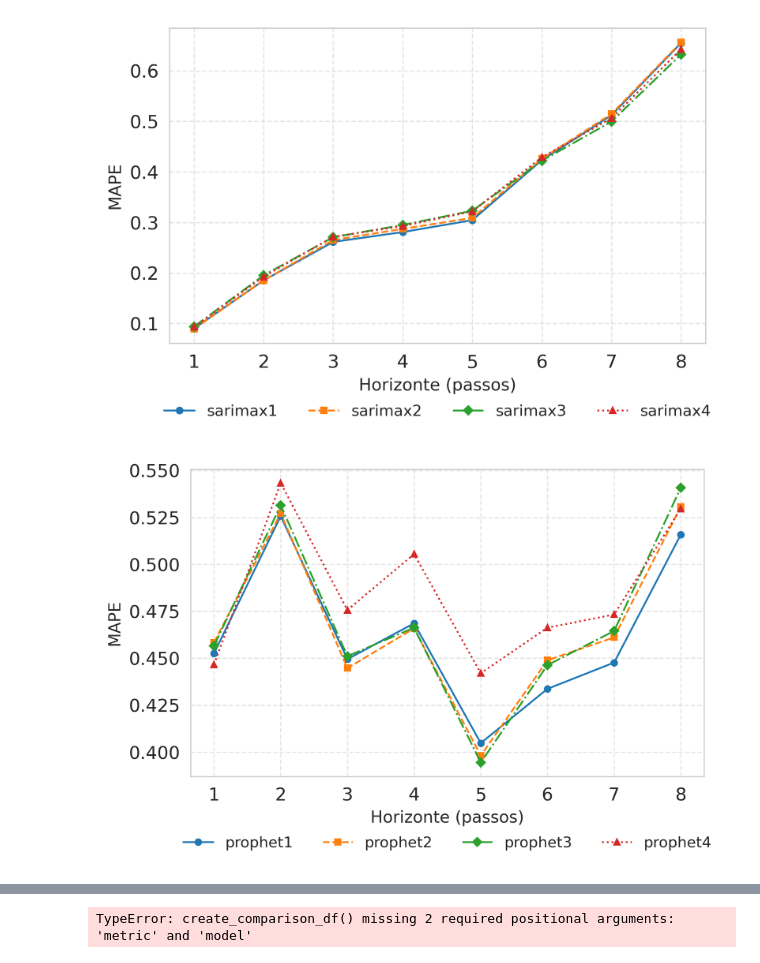
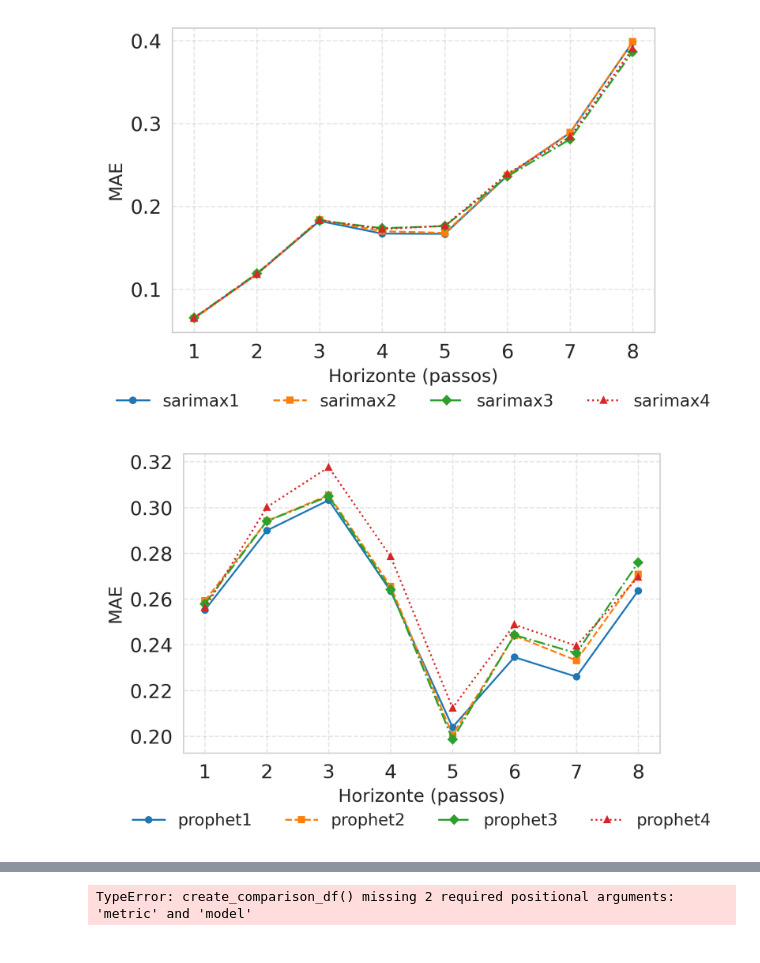
Before and after one commit to Patrick448/time-series-analysis, a Jupyter notebook: Notebooks/Part 2/crossv_error_study.ipynb, the cells around one changed output, grey strips where cells are left out. Drawn from its saved outputs; the diff is of its cells as text; code cells hidden in the pictures.

```diff
--- a/Notebooks/Part 2/crossv_error_study.ipynb
+++ b/Notebooks/Part 2/crossv_error_study.ipynb
@@ -160,10 +160,10 @@ import seaborn as sns
 def plot_comparison_df_scientific(experiment_dir, metric, model, override_name=None):
     sns.set_style("whitegrid")
     plt.rcParams.update({
-        'font.size': 12,
-        'axes.labelsize': 12,
-        'axes.titlesize': 12,
-        'legend.fontsize': 10,
+        'font.size': 13,
+        'axes.labelsize': 13,
+        'axes.titlesize': 13,
+        'legend.fontsize': 11,
         'figure.dpi': 300
     })
 
@@ -183,10 +183,10 @@ def plot_comparison_df_scientific(experiment_dir, metric, model, override_name=N
             linewidth=1.2
         )
 
-    ax.set_xlabel('Horizonte (passos)', fontsize=11)
-    ax.set_ylabel(metric, fontsize=11)
+    ax.set_xlabel('Horizonte (passos)', fontsize=12)
+    ax.set_ylabel(metric, fontsize=12)
     if override_name:
-        ax.set_title(f'{metric} - {override_name}', fontsize=12, pad=10)
+        ax.set_title(f'{metric} - {override_name}', fontsize=13, pad=10)
 
     ax.grid(True, linestyle='--', alpha=0.5)
 
@@ -203,7 +203,7 @@ def plot_comparison_df_scientific(experiment_dir, metric, model, override_name=N
     plt.show()
 
 
-plot_comparison_df_scientific("../../experiments/exp_2025-07-27", 'MAPE', 'simple_lstm_v0', override_name= None)
-plot_comparison_df_scientific("../../experiments/exp_2025-07-27", 'MAPE', 'sarimax', override_name= None)
-plot_comparison_df_scientific("../../experiments/exp_2025-07-27", 'MAPE', 'prophet', override_name= None)
+plot_comparison_df_scientific("../../experiments/exp_2025-07-27", 'MAE', 'simple_lstm_v0', override_name= None)
+plot_comparison_df_scientific("../../experiments/exp_2025-07-27", 'MAE', 'sarimax', override_name= None)
+plot_comparison_df_scientific("../../experiments/exp_2025-07-27", 'MAE', 'prophet', override_name= None)
 # %% [output]
@@ -211,5 +211,5 @@ plot_comparison_df_scientific("../../experiments/exp_2025-07-27", 'MAPE', 'proph
-[figure, old version]
+[figure, new version]
-[figure, old version]
+[figure, new version]
 # %%
 
 def compare_best_models(experiment_dir, metric):
```
Also changed, not shown: parts of 17 cells of this notebook.
